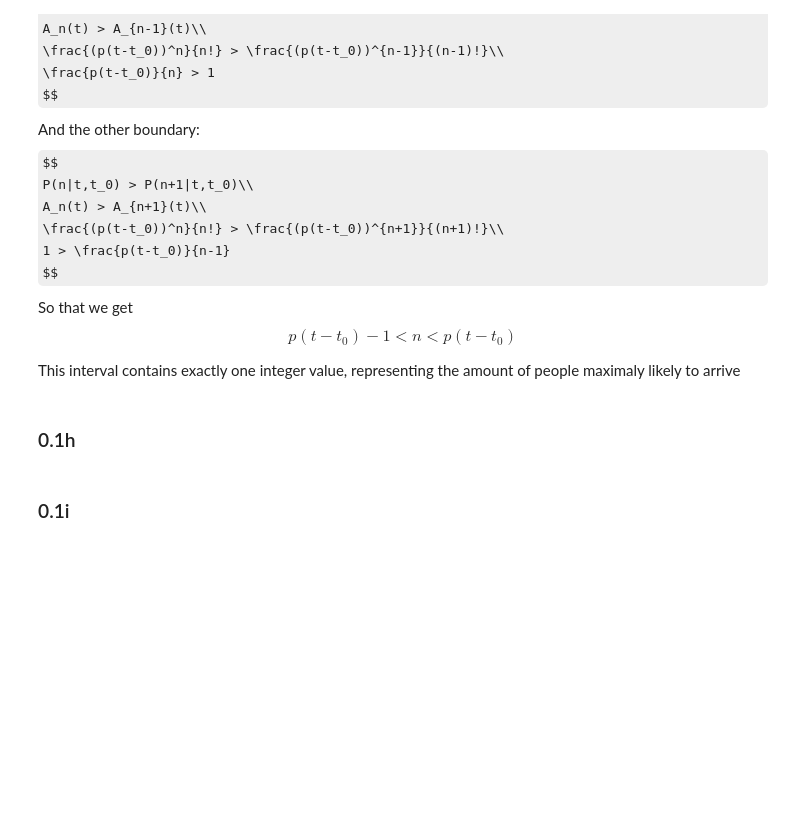
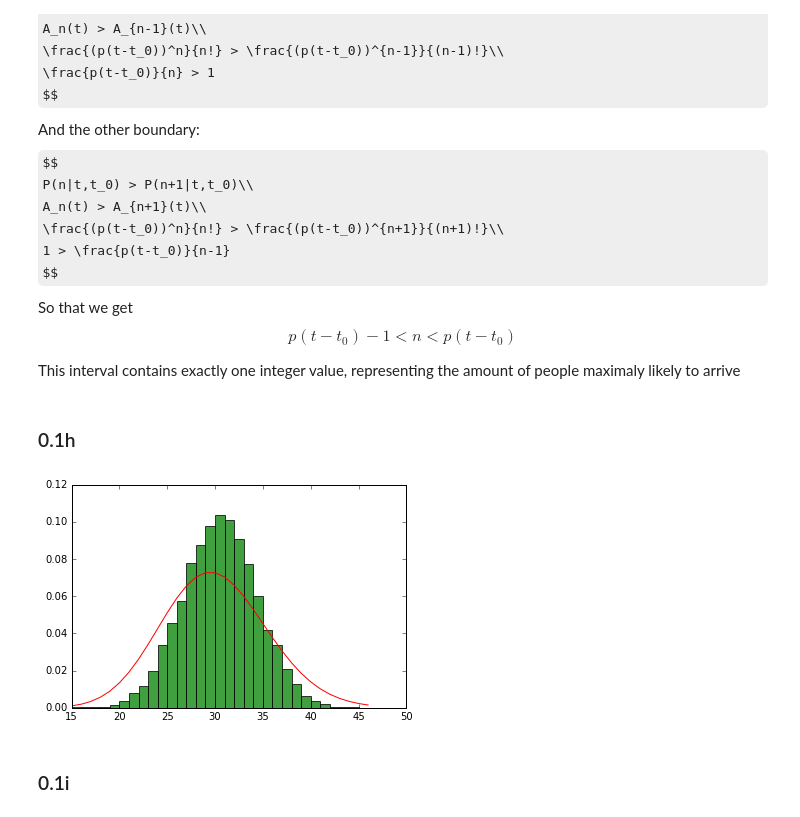
Before and after one commit to jj1993/Applied-mechanism-design-and-big-data, a Jupyter notebook: JonathanLena.ipynb, the cells around one changed output. Drawn from its saved outputs; the diff is of its cells as text; code cells hidden in the pictures; some formulas as TeX source; blank space fills up the shorter version.

```diff
--- a/JonathanLena.ipynb
+++ b/JonathanLena.ipynb
@@ -89,5 +89,37 @@ $$
 This interval contains exactly one integer value, representing the amount of people maximaly likely to arrive
 # %% [markdown]
 ### 0.1h
+# %%
+import random
+import matplotlib.mlab as mlab
+import matplotlib.pyplot as plt
+from scipy.stats import poisson
+
+%matplotlib inline
+
+def visitors_in_hour(p):
+    visitors = 0
+    for t in range(60):
+        if p >= random.random():
+            visitors += 1
+    return visitors
+
+fig = plt.figure()
+p=0.5
+experiment_list = []
+for i in range(10000):
+    experiment_list.append(visitors_in_hour(p))
+bin_count = max(experiment_list) - min(experiment_list)
+n, bins, patches = plt.hist(experiment_list, bin_count, normed=True, facecolor='green', alpha=0.75)
+
+
+mu = p*(60)
+dist = poisson(mu)
+x = range(min(experiment_list), max(experiment_list))
+poi = [dist.pmf(i) for i in x]
+plt.plot(x, poi, c='red')
+fig.show()
+# %% [output]
+[figure, added]
 # %% [markdown]
 ### 0.1i
```
Also changed, not shown: parts of 10 cells of this notebook.
